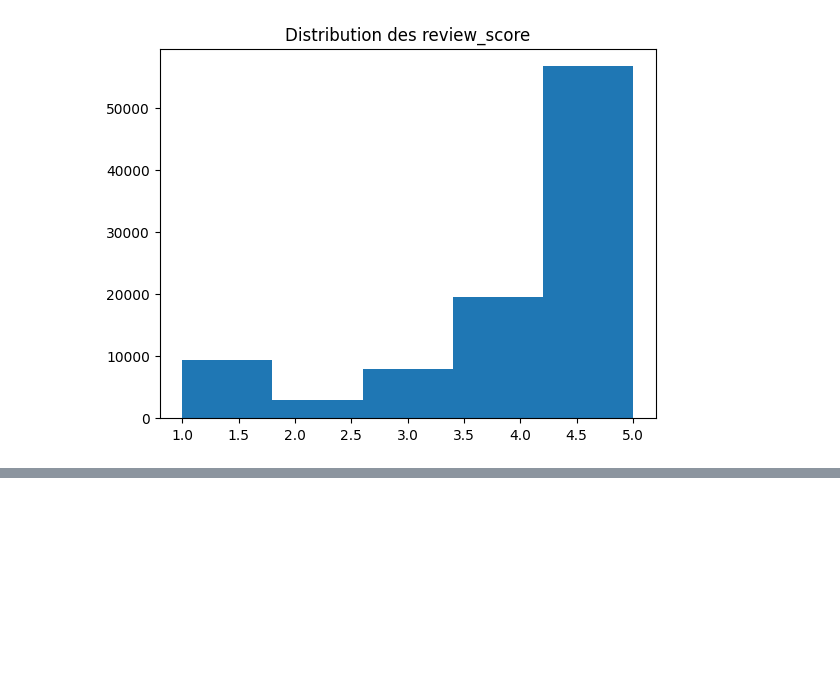
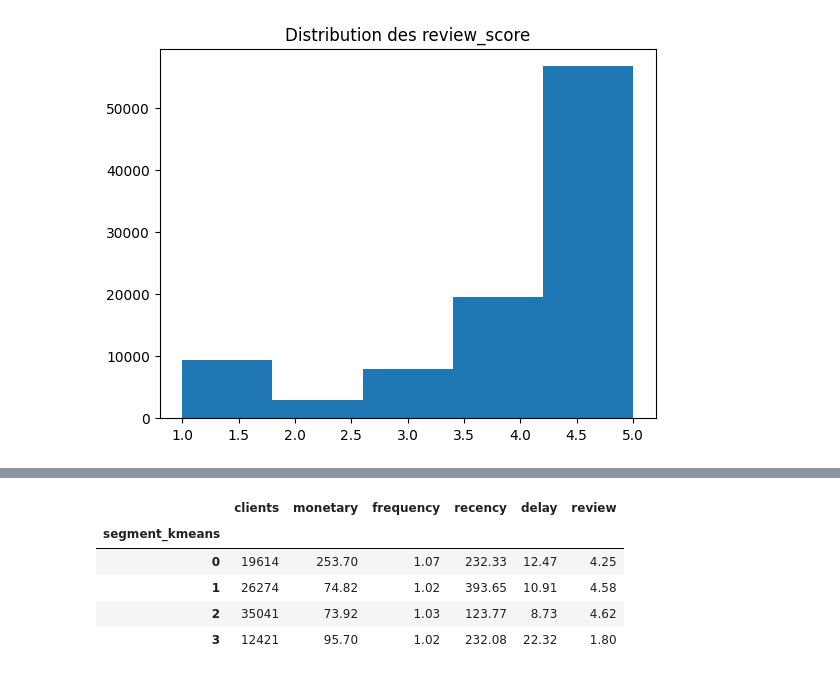
Before and after one commit to fomen2001/analyse-sectorielle_Osih, a Jupyter notebook: main_osih.ipynb, the cells around one changed output, grey strips where cells are left out. Saved outputs shown, nothing was run; the diff lists cells and outputs as text; code cells hidden in the pictures; blank space fills up the shorter version.

```diff
--- a/main_osih.ipynb
+++ b/main_osih.ipynb
@@ -211,0 +534,19 @@ plt.show()
+# %%
+# Exemple : règles simples basées sur les moyennes par segment
+profile = client.groupby("segment_kmeans").agg(
+    clients=("customer_unique_id", "count"),
+    monetary=("monetary", "mean"),
+    frequency=("frequency", "mean"),
+    recency=("recency_days", "mean"),
+    delay=("avg_delay", "mean"),
+    review=("avg_review", "mean")
+).round(2)
+
+profile
+# %% [output]
+|  | clients | monetary | frequency | recency | delay | review |
+| segment_kmeans |  |  |  |  |  |  |
+| 0 | 19614 | 253.70 | 1.07 | 232.33 | 12.47 | 4.25 |
+| 1 | 26274 | 74.82 | 1.02 | 393.65 | 10.91 | 4.58 |
+| 2 | 35041 | 73.92 | 1.03 | 123.77 | 8.73 | 4.62 |
+| 3 | 12421 | 95.70 | 1.02 | 232.08 | 22.32 | 1.80 |
```
Also changed, not shown: parts of 32 cells of this notebook, 2 other files.
